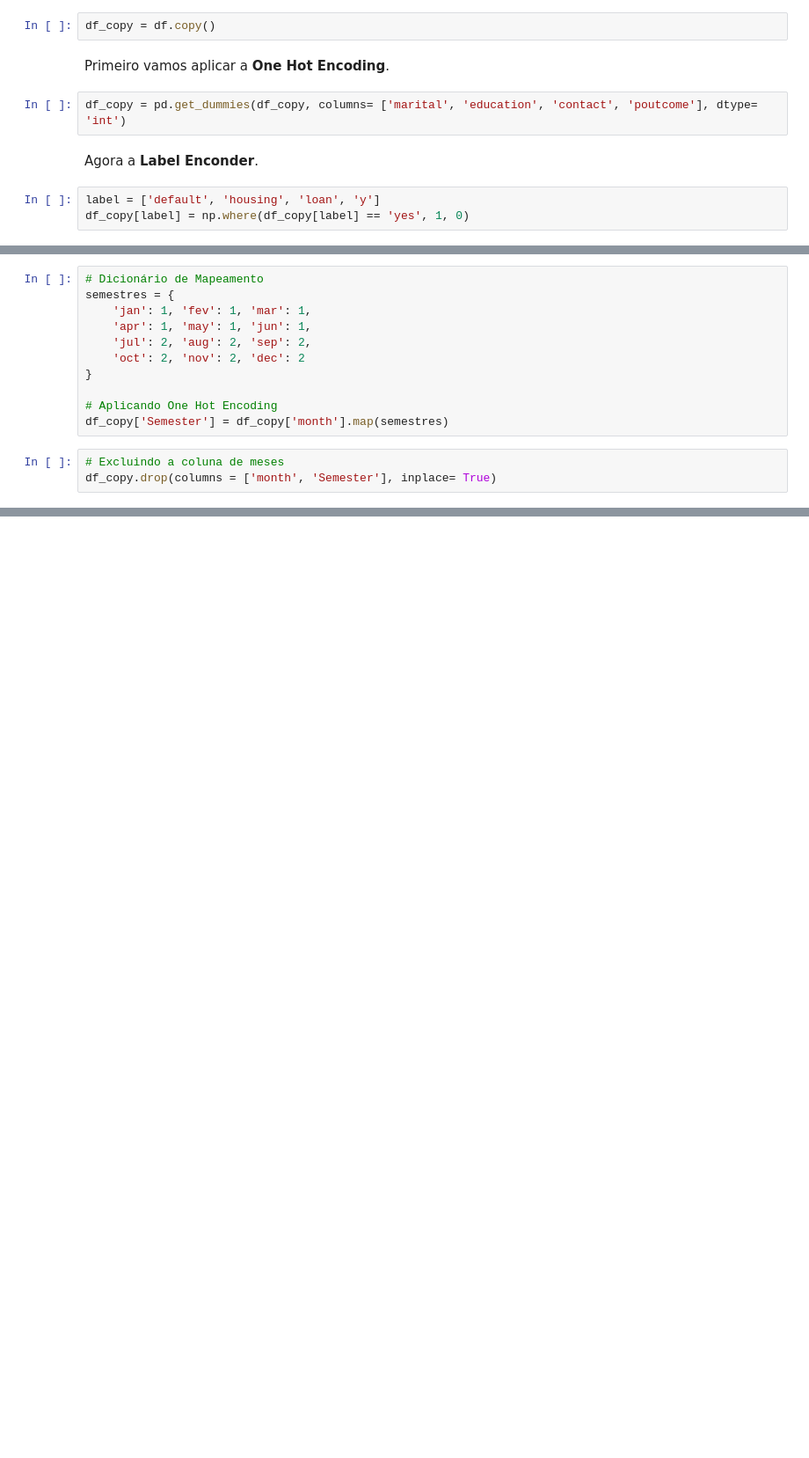
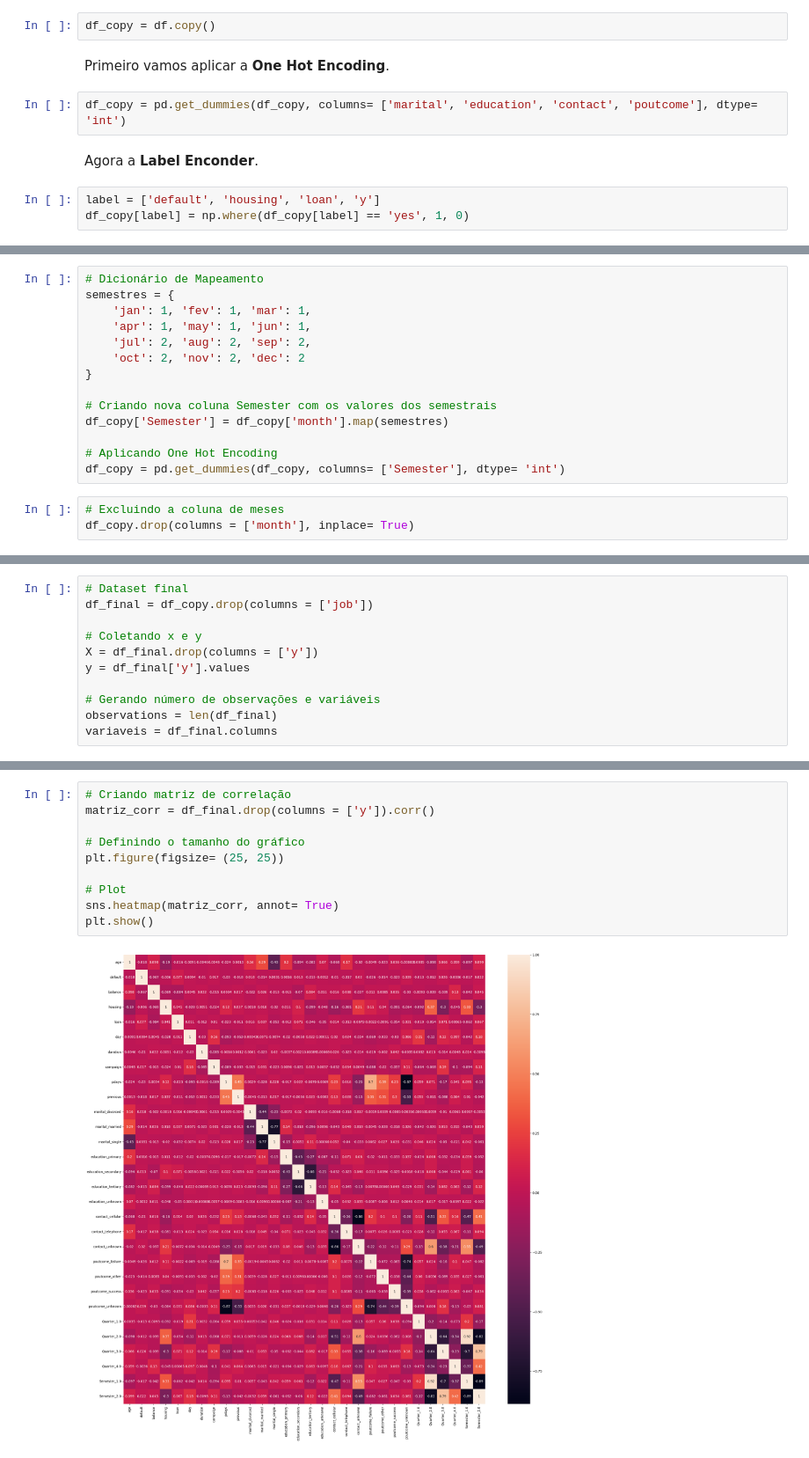
Before and after one commit to henriquedatascience/Projetos-DSA, a Jupyter notebook: Prevendo_Deposito_Bancaria_A_Prazo/Projeto_V1.ipynb, the cells around one changed output, grey strips where cells are left out. Shown at 88% size. Drawn from its saved outputs; the diff is of its cells as text; blank space fills up the shorter version.

Commit message:
Adicionando análise de correlação

```diff
--- a/Prevendo_Deposito_Bancaria_A_Prazo/Projeto_V1.ipynb
+++ b/Prevendo_Deposito_Bancaria_A_Prazo/Projeto_V1.ipynb
@@ -192,8 +194,11 @@ semestres = {
     'oct': 2, 'nov': 2, 'dec': 2
 }
 
+# Criando nova coluna Semester com os valores dos semestrais
+df_copy['Semester'] = df_copy['month'].map(semestres)
+
 # Aplicando One Hot Encoding
-df_copy['Semester'] = df_copy['month'].map(semestres)
+df_copy = pd.get_dummies(df_copy, columns= ['Semester'], dtype= 'int')
 # %%
 # Excluindo a coluna de meses
-df_copy.drop(columns = ['month', 'Semester'], inplace= True)
+df_copy.drop(columns = ['month'], inplace= True)
@@ -199,0 +207,11 @@ df_copy.drop(columns = ['month', 'Semester'], inplace= True)
+# %%
+# Dataset final
+df_final = df_copy.drop(columns = ['job'])
+
+# Coletando x e y
+X = df_final.drop(columns = ['y'])
+y = df_final['y'].values
+
+# Gerando número de observações e variáveis
+observations = len(df_final)
+variaveis = df_final.columns
@@ -199,0 +224,12 @@ df_copy.drop(columns = ['month', 'Semester'], inplace= True)
+# %%
+# Criando matriz de correlação
+matriz_corr = df_final.drop(columns = ['y']).corr()
+
+# Definindo o tamanho do gráfico
+plt.figure(figsize= (25, 25))
+
+# Plot
+sns.heatmap(matriz_corr, annot= True)
+plt.show()
+# %% [output]
+[figure, added]
```
Also changed, not shown: parts of 12 cells of this notebook.
